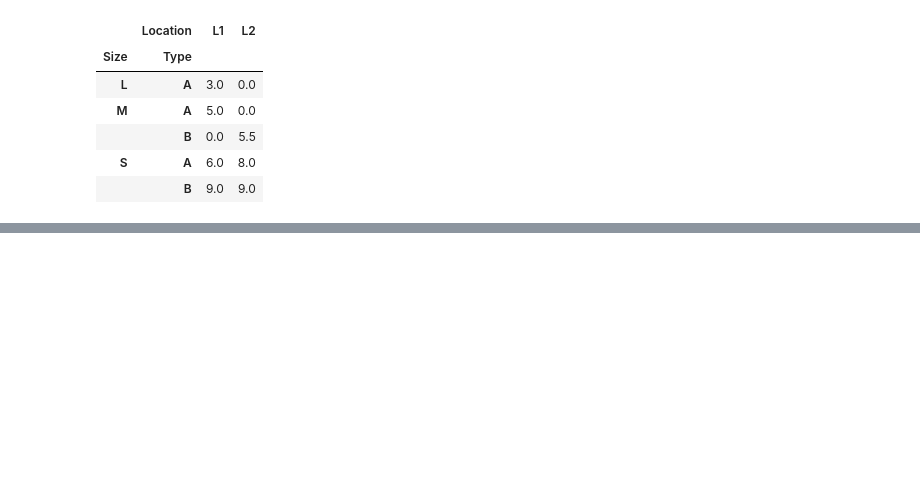
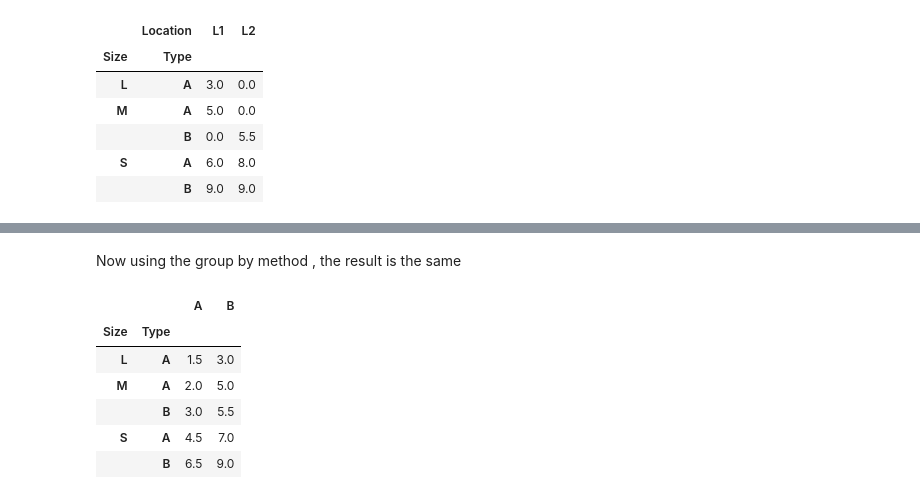
Before and after one commit to AlysterBenedict/AIML, a Jupyter notebook: Pandas/pandas.ipynb, the cells around one changed output, grey strips where cells are left out. Drawn from its saved outputs; the diff is of its cells as text; code cells hidden in the pictures; blank space fills up the shorter version.

```diff
--- a/Pandas/pandas.ipynb
+++ b/Pandas/pandas.ipynb
@@ -1401,0 +1461,13 @@ pd.pivot_table(df,index=['Size','Type'],columns='Location',values='B',fill_value
+# %% [markdown]
+Now using the group by method , the result is the same
+# %%
+df.groupby(['Size','Type'])[['A','B']].mean()
+#These are the average values for 'A' and 'B' in each (Size, Type) group.
+# %% [output]
+|  |  | A | B |
+| Size | Type |  |  |
+| L | A | 1.5 | 3.0 |
+| M | A | 2.0 | 5.0 |
+|  | B | 3.0 | 5.5 |
+| S | A | 4.5 | 7.0 |
+|  | B | 6.5 | 9.0 |
```
Also changed, not shown: parts of 10 cells of this notebook.
